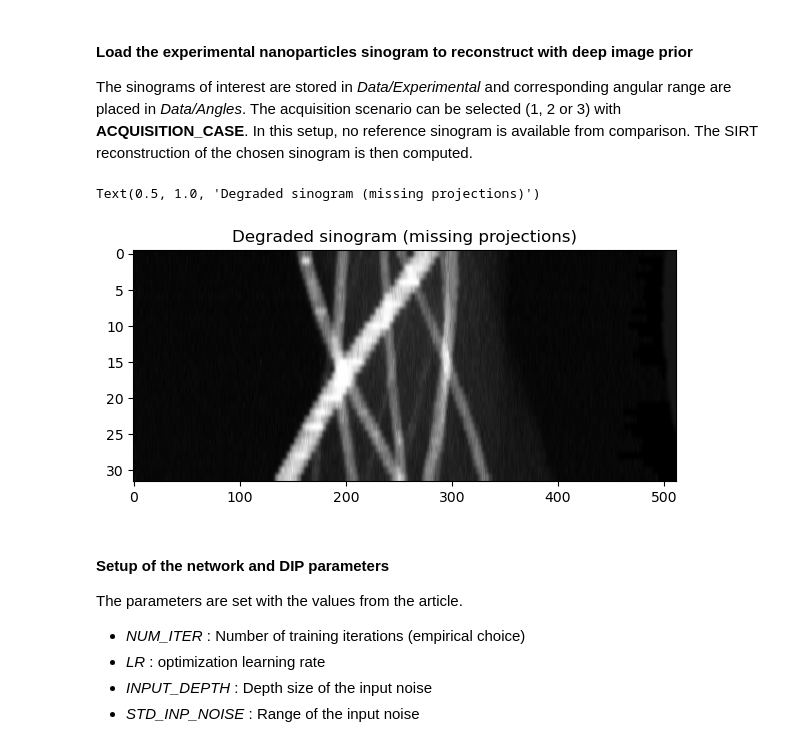
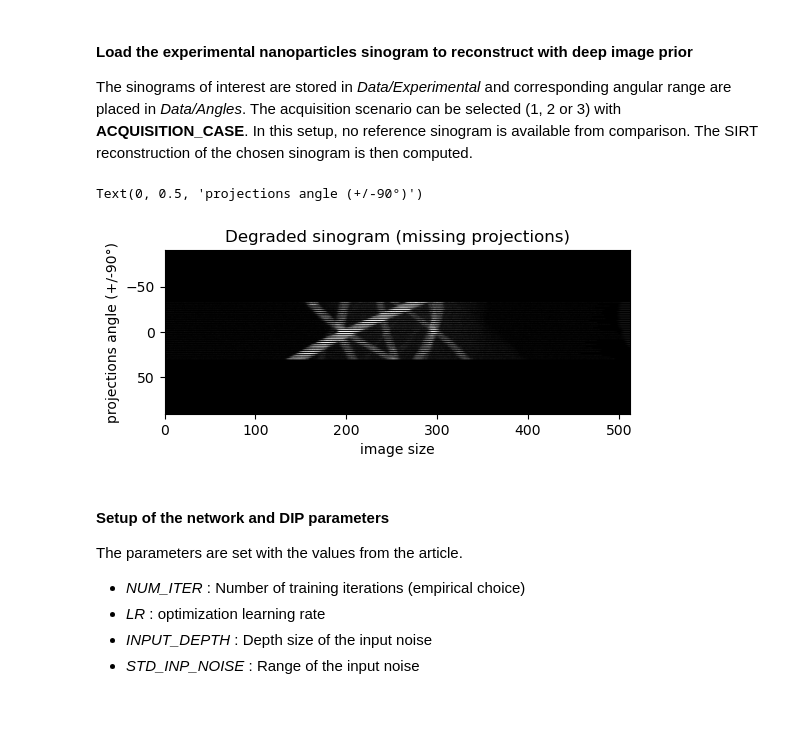
Before and after one commit to CEA-MetroCarac/DL_etomo, a Jupyter notebook: Notebooks/Experimental/exp_dip_reconstruction.ipynb, the cells around one changed output. Saved outputs shown, nothing was run; the diff lists cells and outputs as text; code cells hidden in the pictures; blank space fills up the shorter version.

```diff
--- a/Notebooks/Experimental/exp_dip_reconstruction.ipynb
+++ b/Notebooks/Experimental/exp_dip_reconstruction.ipynb
@@ -55,12 +55,14 @@ radon_op = Radon2D(angle=np.deg2rad(ANGLE), size=IMG_SIZE)
 sirt_degraded = radon_op.backward_sirt_ts(degraded_sinogram)
 sirt_degraded = normalize(sirt_degraded)
 # %%
-plt.figure(figsize = (7,3))
-plt.imshow(simplify(degraded_sinogram), aspect='auto')
+plt.figure(figsize = (6,6))
+plt.imshow(simplify(sinoToFullView(degraded_sinogram, ANGLE)), extent=[0, 512, 90, -90])
 plt.title('Degraded sinogram (missing projections)')
+plt.xlabel('image size')
+plt.ylabel('projections angle (+/-90°)')
 # %% [output]
-Text(0.5, 1.0, 'Degraded sinogram (missing projections)')
+Text(0, 0.5, 'projections angle (+/-90°)')
-[figure, old version]
+[figure, new version]
 # %% [markdown]
 #### Setup of the network and DIP parameters
 
```
Also changed, not shown: parts of 2 cells of this notebook, 6 other files.
